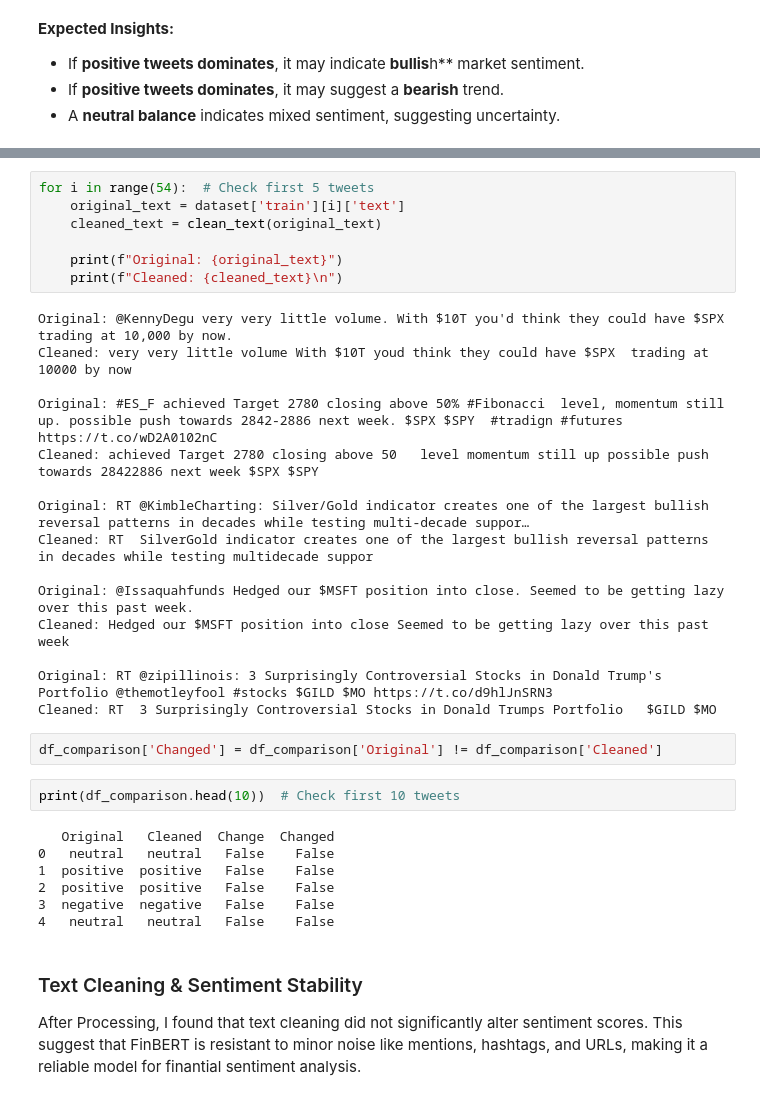
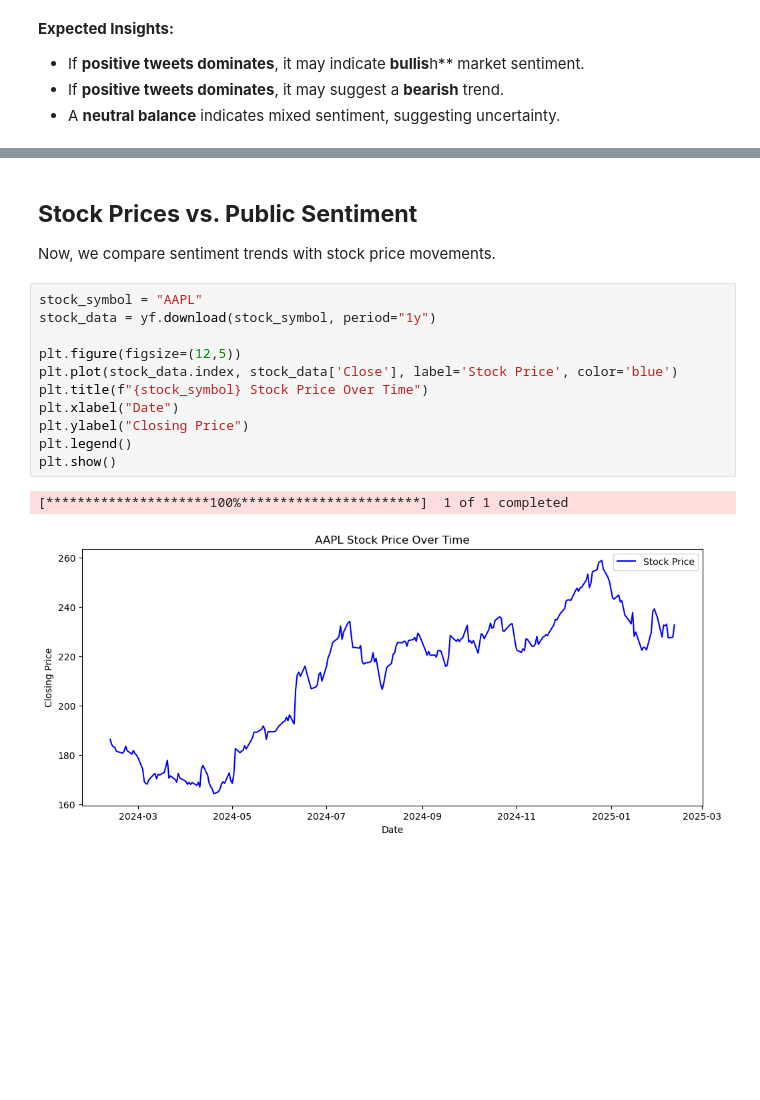
Before and after one commit to adeliepl/stock-sentiment-analyzer, a Jupyter notebook: stock-sentiment-analyzer.ipynb, the cells around one changed output, grey strips where cells are left out. Drawn from its saved outputs; the diff is of its cells as text; blank space fills up the shorter version.

```diff
--- a/stock-sentiment-analyzer.ipynb
+++ b/stock-sentiment-analyzer.ipynb
@@ -178,39 +170,20 @@ Passing `palette` without assigning `hue` is deprecated and will be removed in v
-# %%
-for i in range(54):  # Check first 5 tweets
-    original_text = dataset['train'][i]['text']
-    cleaned_text = clean_text(original_text)
-
-    print(f"Original: {original_text}")
-    print(f"Cleaned: {cleaned_text}\n")
-# %% [output]
-Original: @KennyDegu very very little volume. With $10T you'd think they could have $SPX  trading at 10,000 by now.
-Cleaned: very very little volume With $10T youd think they could have $SPX  trading at 10000 by now
-
-Original: #ES_F achieved Target 2780 closing above 50% #Fibonacci  level, momentum still up. possible push towards 2842-2886 next week. $SPX $SPY  #tradign #futures https://t.co/wD2A0102nC
-Cleaned: achieved Target 2780 closing above 50   level momentum still up possible push towards 28422886 next week $SPX $SPY
-
-Original: RT @KimbleCharting: Silver/Gold indicator creates one of the largest bullish reversal patterns in decades while testing multi-decade suppor…
-Cleaned: RT  SilverGold indicator creates one of the largest bullish reversal patterns in decades while testing multidecade suppor
-
-Original: @Issaquahfunds Hedged our $MSFT position into close. Seemed to be getting lazy over this past week.
-Cleaned: Hedged our $MSFT position into close Seemed to be getting lazy over this past week
-
-Original: RT @zipillinois: 3 Surprisingly Controversial Stocks in Donald Trump's Portfolio @themotleyfool #stocks $GILD $MO https://t.co/d9hlJnSRN3
-Cleaned: RT  3 Surprisingly Controversial Stocks in Donald Trumps Portfolio   $GILD $MO
-# %%
-df_comparison['Changed'] = df_comparison['Original'] != df_comparison['Cleaned']
-# %%
-print(df_comparison.head(10))  # Check first 10 tweets
-# %% [output]
-   Original   Cleaned  Change  Changed
-0   neutral   neutral   False    False
-1  positive  positive   False    False
-2  positive  positive   False    False
-3  negative  negative   False    False
-4   neutral   neutral   False    False
-# %% [markdown]
-### Text Cleaning & Sentiment Stability
-After Processing, I found that text cleaning did not significantly alter sentiment scores. This suggest that FinBERT is resistant to minor noise like mentions, hashtags, and URLs, making it a reliable model for finantial sentiment analysis.
+# %% [markdown]
+## **Stock Prices vs. Public Sentiment**
+Now, we compare sentiment trends with stock price movements.
+# %%
+stock_symbol = "AAPL"
+stock_data = yf.download(stock_symbol, period="1y")
+
+plt.figure(figsize=(12,5))
+plt.plot(stock_data.index, stock_data['Close'], label='Stock Price', color='blue')
+plt.title(f"{stock_symbol} Stock Price Over Time")
+plt.xlabel("Date")
+plt.ylabel("Closing Price")
+plt.legend()
+plt.show()
+# %% [output]
+[*********************100%***********************]  1 of 1 completed
+[figure, added]
 # %% [markdown]
 ## Conclusion
 This project demonstrates how **NLP can be used to analyze stock market sentiment**. By leveraging **Hugging Face's FinBERT**, I:
```
Also changed, not shown: parts of 23 cells of this notebook.
